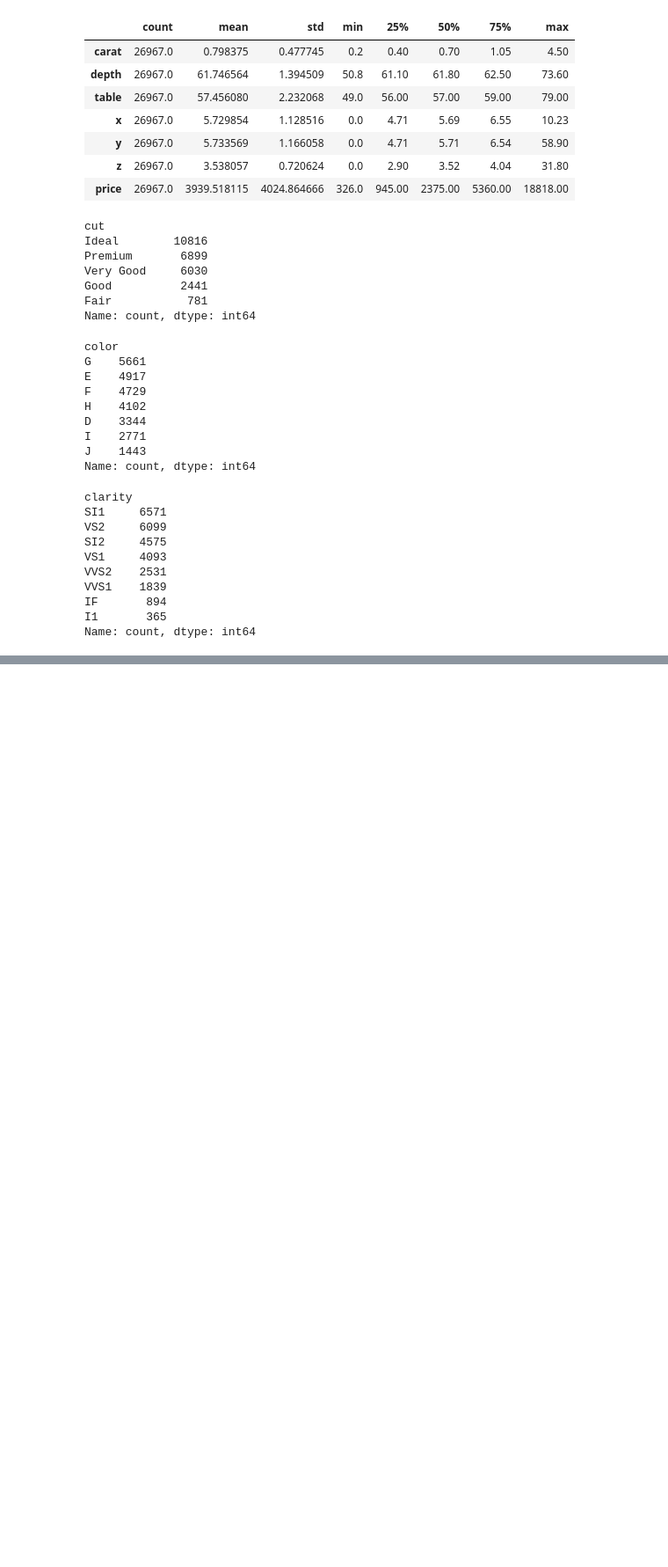
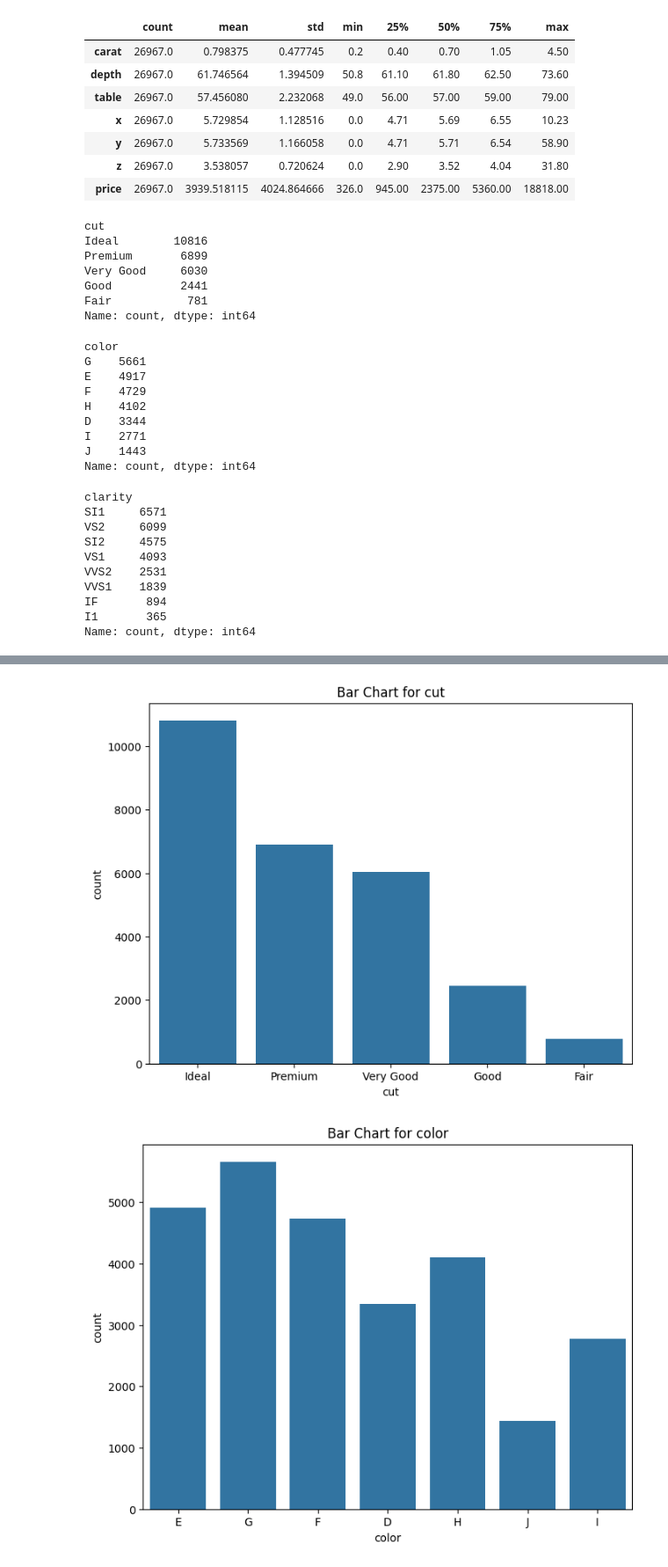
Before and after one commit to techfreakydeepak/FSDSMENDTOEND, a Jupyter notebook: notebook/research.ipynb, the cells around one changed output, grey strips where cells are left out. Shown at 88% size. Cells and saved outputs as stored; diff of their text form; code cells hidden in the pictures; blank space fills up the shorter version.

```diff
--- a/notebook/research.ipynb
+++ b/notebook/research.ipynb
@@ -311,0 +329,11 @@ Name: count, dtype: int64
+# %%
+## barplot for the categorical columns
+for col in categorical_columns:
+    plt.figure(figsize=(8, 6))
+    sns.countplot(data=data, x=col)  # Countplot for categorical data
+    plt.title(f'Bar Chart for {col}')
+    plt.show()
+    print("\n")
+# %% [output]
+[figure, added]
+[figure, added]
```
Also changed, not shown: parts of 14 cells of this notebook, 1 other file.
